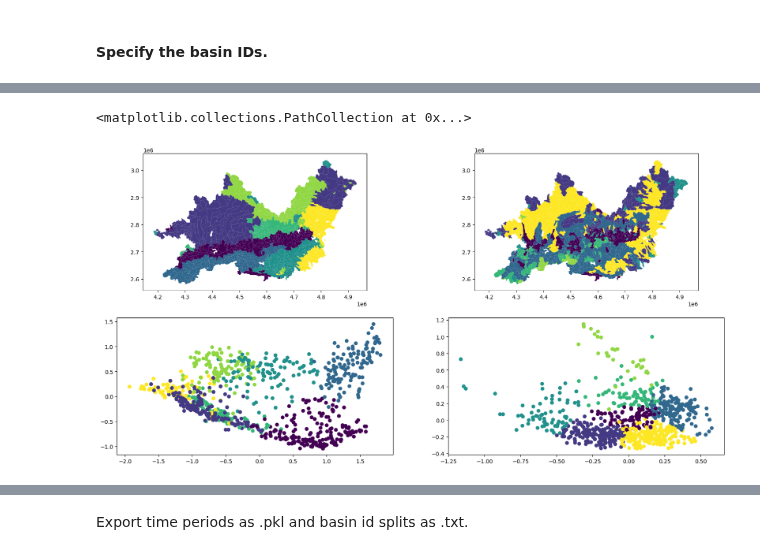
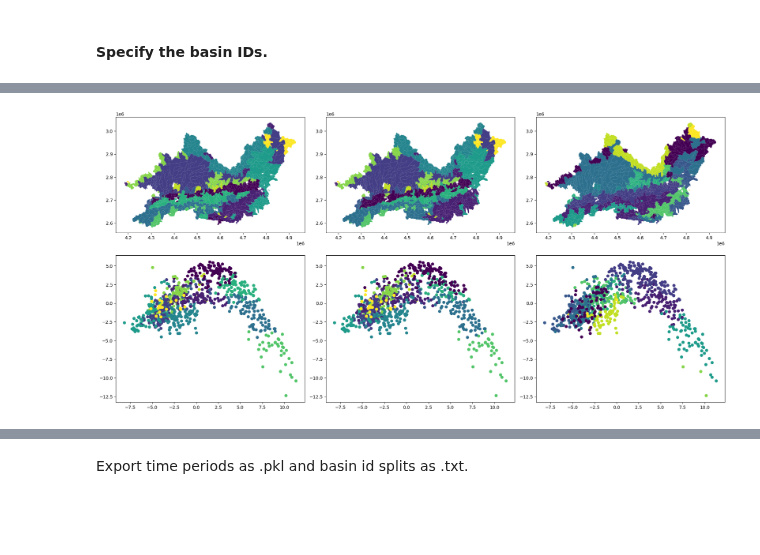
Before and after one commit to tripleUU-U/lamah-ce_lstm, a Jupyter notebook: eda/make_splits.ipynb, the cells around one changed output, grey strips where cells are left out. Cells and saved outputs as stored; diff of their text form; code cells hidden in the pictures; blank space fills up the shorter version.

```diff
--- a/eda/make_splits.ipynb
+++ b/eda/make_splits.ipynb
@@ -95,10 +96,11 @@ print(n_samples)
 # %% [markdown]
 #### Specify the basin IDs.
 # %%
-# Remove NA & non-numeric columns and normalize.
+# Remove NA & non-numeric columns and normalize with z-score for PCA.
 
-scaler = preprocessing.MinMaxScaler()
+scaler = preprocessing.StandardScaler()
 
+# Load attributes and hydrologic indices.
 attributes_shape_path = Path("/home/wuhlmann/BA/data/raw_data/2_LamaH-CE_daily/B_basins_intermediate_all/3_shapefiles/Basins_B.shp")
 hydro_indices_path = Path("/home/wuhlmann/BA/data/raw_data/2_LamaH-CE_daily/D_gauges/1_attributes/Hydro_indices_1981_2017.csv")
 
@@ -114,7 +116,7 @@ scaled_attributes = pd.DataFrame(
     index=numeric_attributes.index
 )
 
-# Also get hydro indices, to cluster basins based on that.
+# hy id are used to validate the clusters, which are based on the catchment attributes.
 hydro_indices = pd.read_table(hydro_indices_path, header=0, sep=";")
 hydro_indices.set_index("ID", inplace=True)
 
@@ -133,7 +135,7 @@ scaled_hy_id = scaled_hy_id.loc[common_ids]
 # %%
 # Apply PCA to minimise cocorrelation.
 
-pca = PCA(n_components=0.8, svd_solver="full")
+pca = PCA(n_components=0.9, svd_solver="full")
 pca_attributes = pca.fit_transform(scaled_attributes)
 pca_hy_id = pca.fit_transform(scaled_hy_id)
 # %%
@@ -150,29 +171,55 @@ plt.plot(range(2,15), s_scores, marker="o")
 # %%
-n_clusters = 7
+n_clusters = 12
 
+# CLUSTER
+kmeans = KMeans(n_clusters=n_clusters, random_state=42)
+kmeans.fit(pca_attributes)
+kmeans_labels = pd.Series(kmeans.labels_,scaled_attributes.index)
+
+gmm = GaussianMixture(n_components=n_clusters,random_state=42)
+gmm_labels = pd.Series(gmm.fit_predict(pca_attributes), scaled_attributes.index)
+
+agglo = AgglomerativeClustering(n_clusters=n_clusters)
+agglo_labels = pd.Series(agglo.fit_predict(pca_attributes), scaled_attributes.index)
+
+# PLOT
+plot_gdf = no_na_attributes.copy()
+plot_gdf["kmeans_labels"] = kmeans_labels
+plot_gdf["gmm_labels"] = gmm_labels
+plot_gdf["agglo_labels"] = agglo_labels
+
+# Assign one fix color for each cluster
 cmap = mpl.colormaps["viridis"].resampled(n_clusters)
+vmin = plot_gdf["kmeans_labels"].min()
+vmax = plot_gdf["kmeans_labels"].max()
 
-kmeans = KMeans(n_clusters=n_clusters, random_state=42)
+fig, axs = plt.subplots(2,3,figsize=(20,10))
 
-kmeans.fit(pca_attributes)
+plot_gdf.plot(
+    ax=axs[0,0],
+    column="kmeans_labels",
+    cmap=cmap, vmin=vmin, vmax=vmax
+)
 
-basin_attr_kmeans_labels = pd.Series(kmeans.labels_,scaled_attributes.index)
+plot_gdf.plot(
+    ax=axs[0,1],
+    column="gmm_labels",
+    cmap=cmap, vmin=vmin, vmax=vmax)
 
-plot_gdf = no_na_attributes.copy()
-plot_gdf["cluster_attributes"] = basin_attr_kmeans_labels
+plot_gdf.plot(
+    ax=axs[0,2],
+    column="agglo_labels",
+    cmap=cmap, vmin=vmin, vmax=vmax)
 
-kmeans.fit(pca_hy_id)
+axs[1,0].scatter(pca_attributes[:,0], pca_attributes[:,1], c=kmeans_labels)
+axs[1,1].scatter(pca_attributes[:,0], pca_attributes[:,1], c=gmm_labels)
+axs[1,2].scatter(pca_attributes[:,0], pca_attributes[:,1], c=agglo_labels)
 
-basin_hy_kmeans_labels = pd.Series(kmeans.labels_, scaled_hy_id.index)
+# Calculate mean values of hydro id per cluster group.
+hy_id_mean_df = scaled_hy_id.groupby(kmeans_labels).mean()
 
-plot_gdf["cluster_hy_id"] = basin_hy_kmeans_labels
+#sns.heatmap(ax=axs[1,1],data=hy_id_mean_df.transpose())
 
-fig, axs = plt.subplots(2,2,figsize=(20,10))
-
-plot_gdf.plot(ax=axs[0,0], column="cluster_attributes", cmap=cmap)
-plot_gdf.plot(ax=axs[0,1], column="cluster_hy_id",cmap=cmap)
-axs[1,0].scatter(pca_attributes[:,0], pca_attributes[:,1], c=basin_attr_kmeans_labels)
-axs[1,1].scatter(pca_hy_id[:,0], pca_hy_id[:,1], c=basin_hy_kmeans_labels)
+plt.tight_layout()
 # %% [output]
-<matplotlib.collections.PathCollection at 0x...>
-[figure, old version]
+[figure, new version]
```
Also changed, not shown: parts of 6 cells of this notebook.
